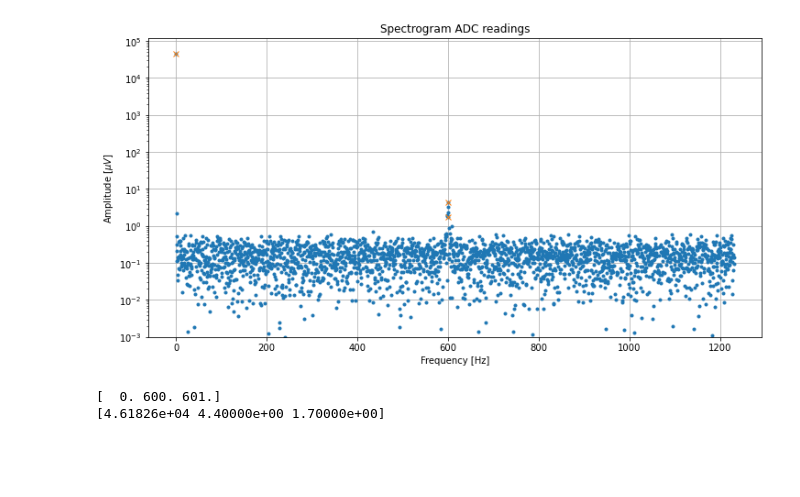
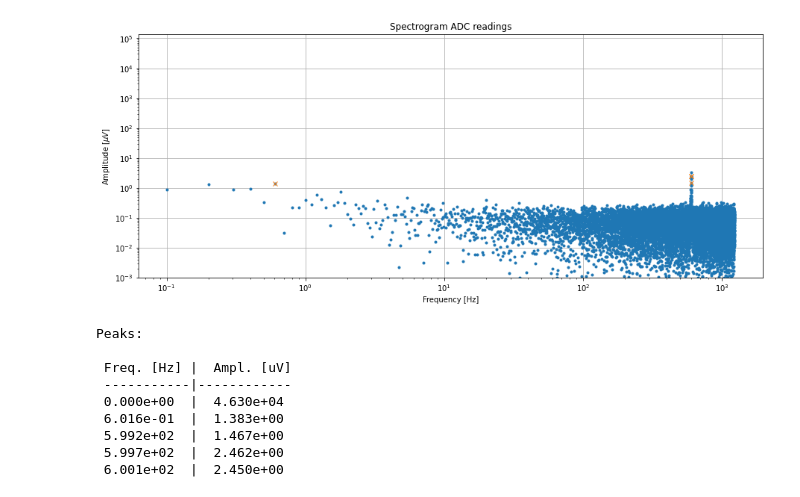
Before and after one commit to Habraken/WaveShare-ADS1256, a Jupyter notebook: data_analysis.ipynb, the cells around one changed output. Drawn from its saved outputs; the diff is of its cells as text; code cells hidden in the pictures; blank space fills up the shorter version.

```diff
--- a/data_analysis.ipynb
+++ b/data_analysis.ipynb
@@ -41,32 +43,42 @@ plt.show()
 # %%
 n = data.size
 drate = 2463 # fill in the sample rate reported by the rpi_adc_stream command
 timestep = 1./drate
 freqbins = np.fft.rfftfreq(n, d=timestep)
 fourier = np.fft.rfft(data, norm='forward')
 
 peaks, _ = find_peaks(fourier.real, height=1.0)
 peaks.resize(peaks.size+1)
 peaks.sort()
 
 
-fig, axis = plt.subplots(figsize =(12, 6), facecolor=(1,1,1))
+fig, axis = plt.subplots(figsize =(15, 6), facecolor=(1,1,1))
 #plt.plot(freqbins,20*np.log10(np.abs(fourier.real)), '.')
-axis.semilogy(freqbins, np.abs(fourier.real), '.')
-axis.semilogy(freqbins[peaks], np.abs(fourier.real[peaks]), 'x' )
+axis.loglog(freqbins, np.abs(fourier.real), '.')
+axis.loglog(freqbins[peaks], np.abs(fourier.real[peaks]), 'x' )
 axis.set_xlabel('Frequency [Hz]')
 axis.set_ylabel('Amplitude [$\mu V$]')
 axis.set_title(r'Spectrogram ADC readings')
 plt.ylim(1e-3,)
 #plt.xlim(1150,1250)
 plt.grid()
 plt.savefig('spectrogram.png', bbox_inches='tight')
 plt.show()
 # %% [output]
-[figure, old version]
+[figure, new version]
-# %%
-print(np.round(freqbins[peaks],1))
-print(np.round(np.abs(fourier.real[peaks]),1))
-# %% [output]
-[  0. 600. 601.]
-[4.61826e+04 4.40000e+00 1.70000e+00]
+# %%
+print('Peaks:\n')
+print(' Freq. [Hz] |  Ampl. [uV] ')
+print(' -----------|------------ ')
+for i in peaks:
+    print('{: .3e}'.format(freqbins[i]),' |','{: .3e}'.format(np.abs(fourier.real[i])))
+# %% [output]
+Peaks:
+
+ Freq. [Hz] |  Ampl. [uV]
+ -----------|------------
+ 0.000e+00  |  4.630e+04
+ 6.016e-01  |  1.383e+00
+ 5.992e+02  |  1.467e+00
+ 5.997e+02  |  2.462e+00
+ 6.001e+02  |  2.450e+00
```
Also changed, not shown: parts of 2 cells of this notebook.
